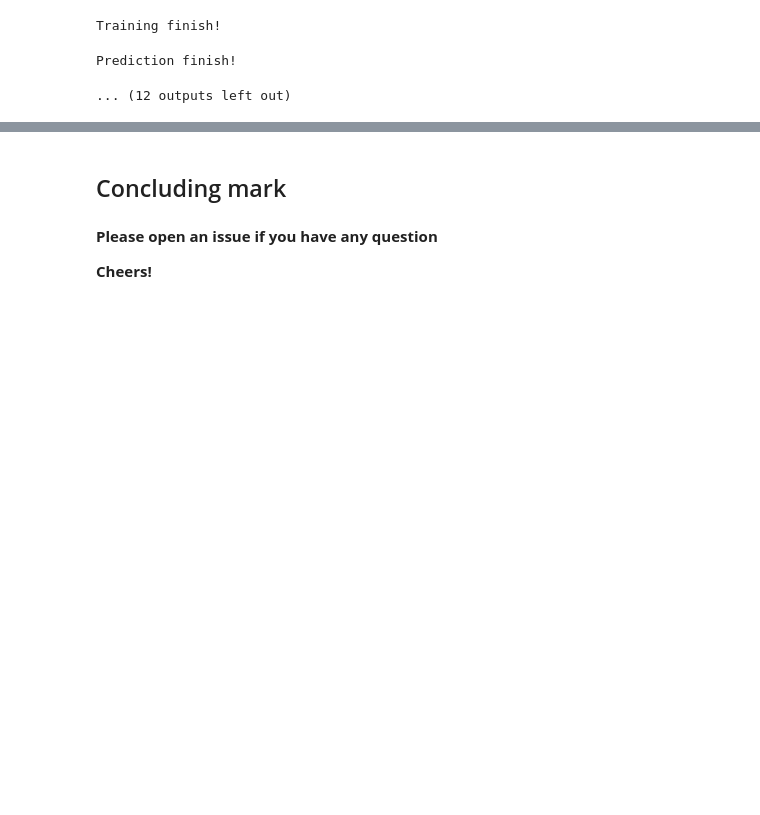
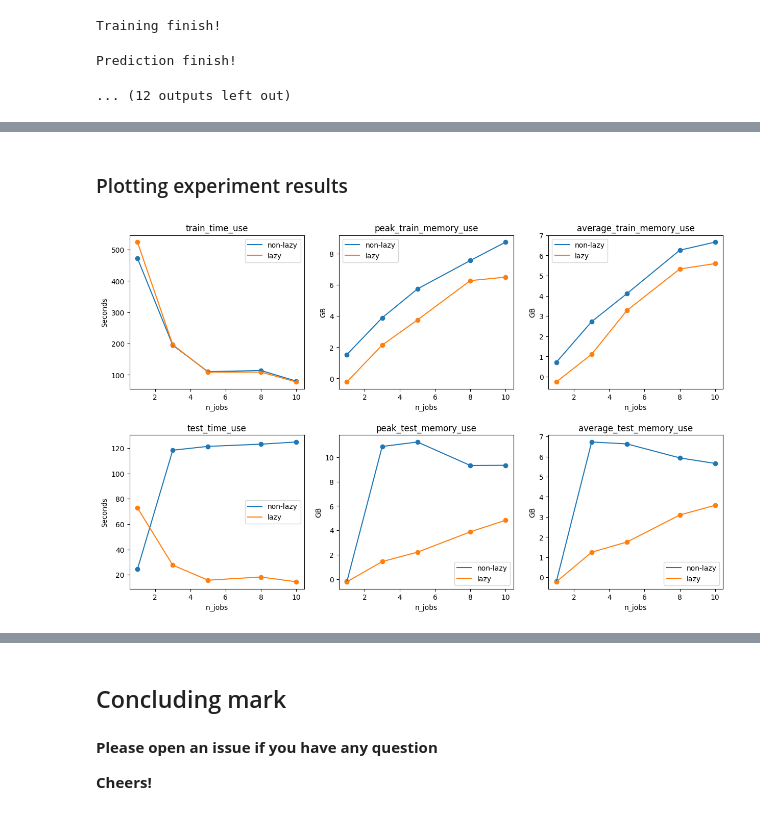
Before and after one commit to chenyangkang/stemflow, a Jupyter notebook: docs/Examples/08.Lazy_loading.ipynb, the cells around one changed output, grey strips where cells are left out. Drawn from its saved outputs; the diff is of its cells as text; code cells hidden in the pictures; blank space fills up the shorter version.

```diff
--- a/docs/Examples/08.Lazy_loading.ipynb
+++ b/docs/Examples/08.Lazy_loading.ipynb
@@ -356,0 +436,4 @@ Make sure you use the same version of `stemflow` for write and load models
+# %%
+log_df = pd.DataFrame(log_list)
+log_df.to_csv('tmp_log_df_for_n_jobs.csv', index=False)
+log_df
@@ -356,0 +452,38 @@ Make sure you use the same version of `stemflow` for write and load models
+# %% [markdown]
+### Plotting experiment results
+# %%
+fig,ax = plt.subplots(2,3,figsize=(15,9))
+for var_id, var_ in enumerate(['train_time_use','peak_train_memory_use','average_train_memory_use',
+             'test_time_use','peak_test_memory_use','average_test_memory_use']):
+    ax[var_id//3, var_id%3].plot(
+        log_df[log_df['lazy_loading']==False]['n_jobs'],
+        log_df[log_df['lazy_loading']==False][var_],
+        label='non-lazy'
+    )
+    ax[var_id//3, var_id%3].scatter(
+        log_df[log_df['lazy_loading']==False]['n_jobs'],
+        log_df[log_df['lazy_loading']==False][var_],
+    )
+
+    ax[var_id//3, var_id%3].plot(
+        log_df[log_df['lazy_loading']==True]['n_jobs'],
+        log_df[log_df['lazy_loading']==True][var_],
+        label='lazy'
+    )
+    ax[var_id//3, var_id%3].scatter(
+        log_df[log_df['lazy_loading']==True]['n_jobs'],
+        log_df[log_df['lazy_loading']==True][var_],
+    )
+
+    ax[var_id//3, var_id%3].legend()
+    ax[var_id//3, var_id%3].set_title(var_)
+    if 'time' in var_:
+        ax[var_id//3, var_id%3].set_ylabel('Seconds')
+    elif 'memory' in var_:
+        ax[var_id//3, var_id%3].set_ylabel('GB')
+    ax[var_id//3, var_id%3].set_xlabel('n_jobs')
+
+
+plt.subplots_adjust(wspace=0.2, hspace=0.3)
+# %% [output]
+[figure, added]
```
Also changed, not shown: parts of 27 cells of this notebook, 3 other files.
